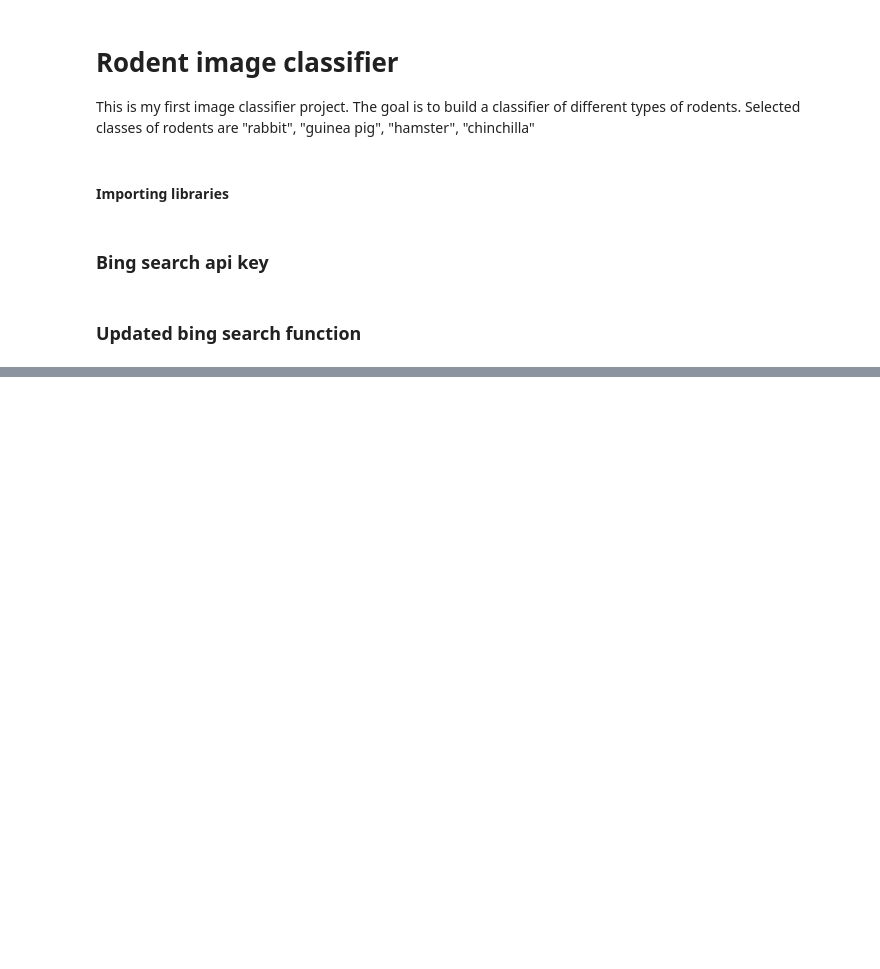
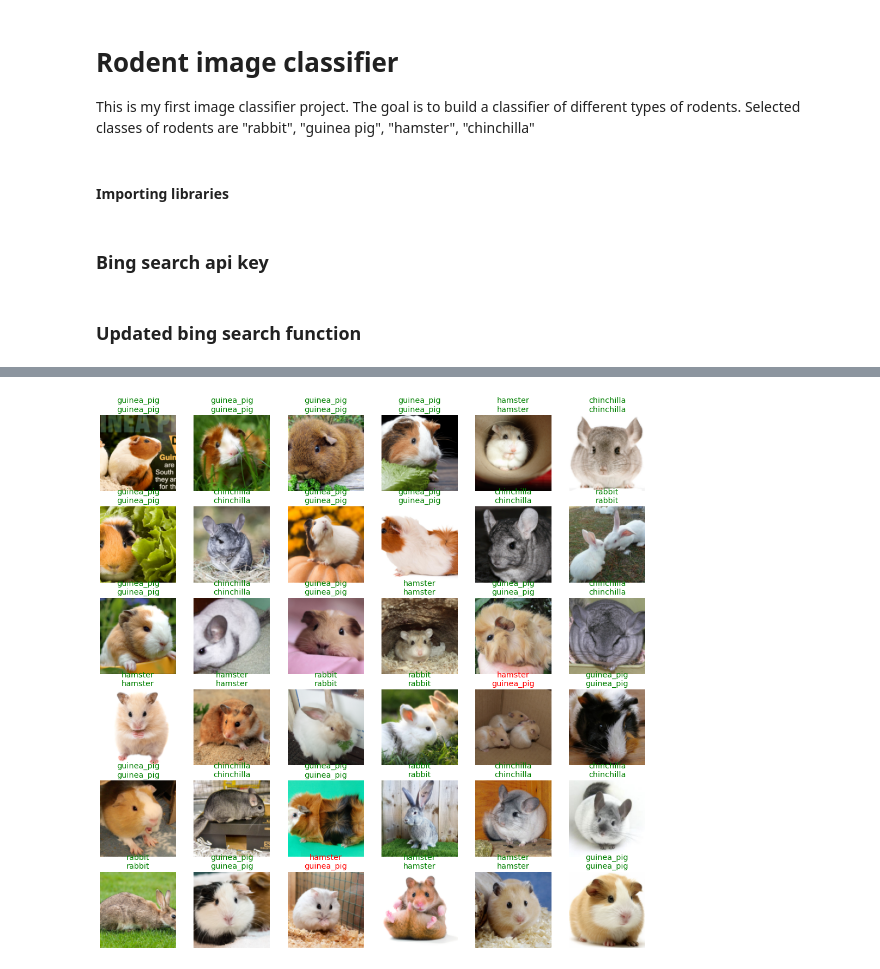
Before and after one commit to dennyi/pytorch_fastai_rodent_classifier, a Jupyter notebook: model_training.ipynb, the cells around one changed output, grey strips where cells are left out. Drawn from its saved outputs; the diff is of its cells as text; code cells hidden in the pictures; blank space fills up the shorter version.

```diff
--- a/model_training.ipynb
+++ b/model_training.ipynb
@@ -33,0 +79,3 @@ FileNotFoundError: [Errno 2] No such file or directory: 'images/rabbits'
+# %%
+learner.show_results(max_n=36)
+# %% [output]
@@ -33,0 +83 @@ FileNotFoundError: [Errno 2] No such file or directory: 'images/rabbits'
+[figure, added]
```
Also changed, not shown: parts of 19 cells of this notebook.
